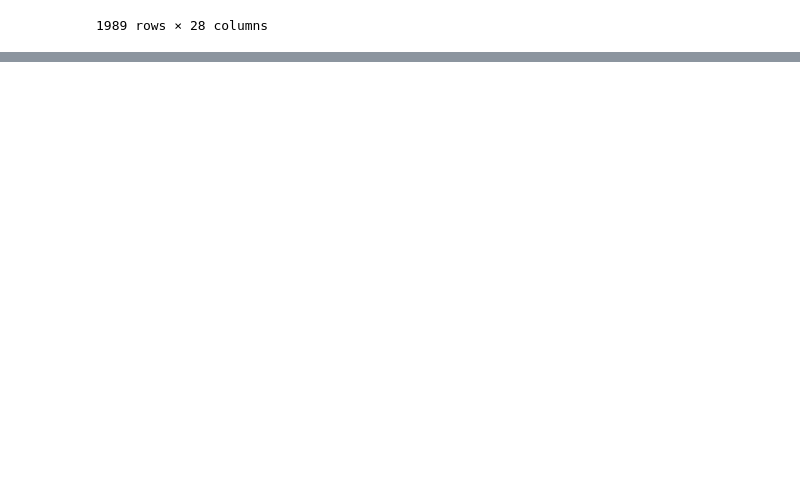
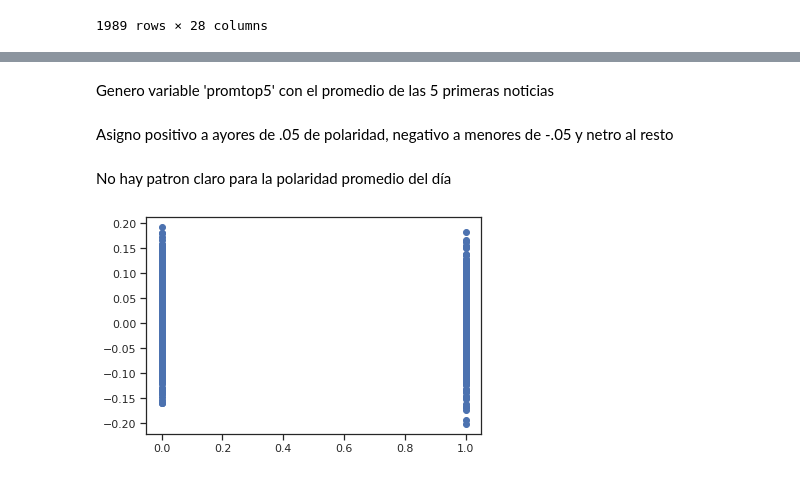
Before and after one commit to jjiguaran/text_mining, a Jupyter notebook: individual_versions/sentiment_analysis_srossi.ipynb, the cells around one changed output, grey strips where cells are left out. Drawn from its saved outputs; the diff is of its cells as text; code cells hidden in the pictures; blank space fills up the shorter version.

Commit message:
sentiment

```diff
--- a/individual_versions/sentiment_analysis_srossi.ipynb
+++ b/individual_versions/sentiment_analysis_srossi.ipynb
@@ -129,0 +147,4 @@ from textblob import TextBlob
+# %%
+for i in  range(0,len(Combinedtest),1):
+  for j in range(2,28):
+    Combinedtest.iloc[i,j] = TextBlob(Combinedtest.iloc[i,j]).sentiment.polarity
@@ -129,0 +167,11 @@ from textblob import TextBlob
+# %% [markdown]
+Genero variable 'promtop5' con el promedio de las 5 primeras noticias
+# %%
+Combinedtest["promtop5"]= (Combinedtest["Top1"]+Combinedtest["Top2"]+Combinedtest["Top3"]+Combinedtest["Top4"]+Combinedtest["Top5"]+Combinedtest["Top6"]+Combinedtest["Top7"])/7
+# %% [markdown]
+Asigno positivo a ayores de .05 de polaridad, negativo a menores de -.05 y netro al resto
+# %%
+
+Combinedtest['promtop5_bool'] = 'Neutral'
+Combinedtest.loc[Combinedtest["promtop5"]>.05, 'promtop5_bool'] = 'Positivo'
+Combinedtest.loc[Combinedtest["promtop5"]<=-.05, 'promtop5_bool'] = 'Negativo'
@@ -129,0 +180,7 @@ from textblob import TextBlob
+# %% [markdown]
+No hay patron claro para la polaridad promedio del día
+# %%
+plt.scatter( data=Combinedtest, x ='Label', y='Document')
+plt.show()
+# %% [output]
+[figure, added]
```
Also changed, not shown: parts of 14 cells of this notebook.
